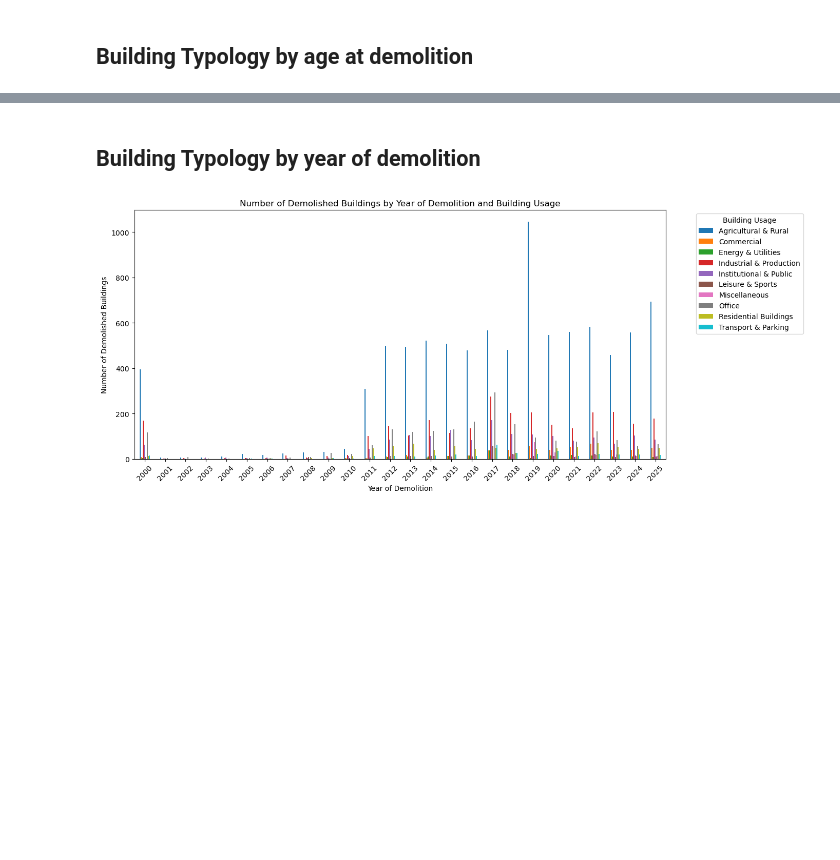
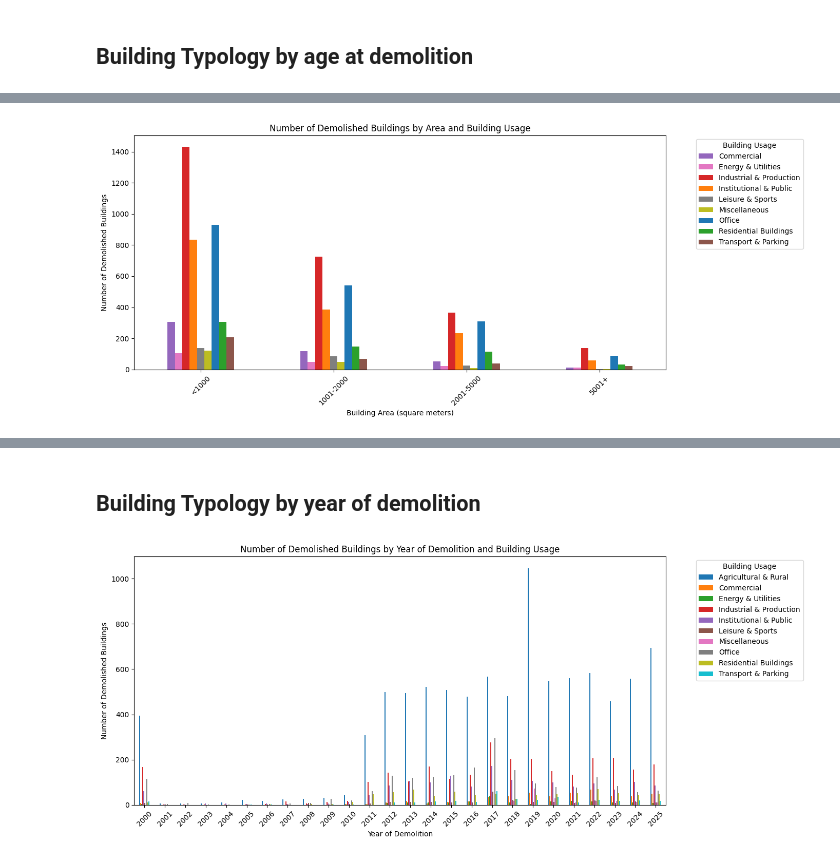
Before and after one commit to walako/BBR-demolished-buildings, a Jupyter notebook: analysis.ipynb, the cells around one changed output, grey strips where cells are left out. Cells and saved outputs as stored; diff of their text form; code cells hidden in the pictures; blank space fills up the shorter version.

```diff
--- a/analysis.ipynb
+++ b/analysis.ipynb
@@ -30,0 +97,23 @@ plt.show()
+# %%
+# bar chart showing number of demolished buldings by the area, the bars should be colored by the different bulding usage
+
+# Create area bins for better visualization
+df['Area Group'] = pd.cut(df['Area'],
+                          bins=[0, 1000, 2000, 5000, 100000000],
+                          labels=['<1000', '1001-2000', '2001-5000', '5001+'])
+
+# Group by area group and building usage
+area_usage_counts = df.groupby(['Area Group', 'Building Usage Broad'], observed=True).size().unstack(fill_value=0)
+colors = [usage_colors.get(col, '#777777') for col in area_usage_counts.columns]
+
+# Create the stacked bar chart
+ax = area_usage_counts.plot(kind='bar', stacked=False, figsize=(14, 6), color=colors)
+ax.set_xlabel('Building Area (square meters)')
+ax.set_ylabel('Number of Demolished Buildings')
+ax.set_title('Number of Demolished Buildings by Area and Building Usage')
+ax.legend(title='Building Usage', bbox_to_anchor=(1.05, 1), loc='upper left')
+plt.xticks(rotation=45)
+plt.tight_layout()
+plt.show()
+# %% [output]
+[figure, added]
```
Also changed, not shown: parts of 13 cells of this notebook, 3 other files.
